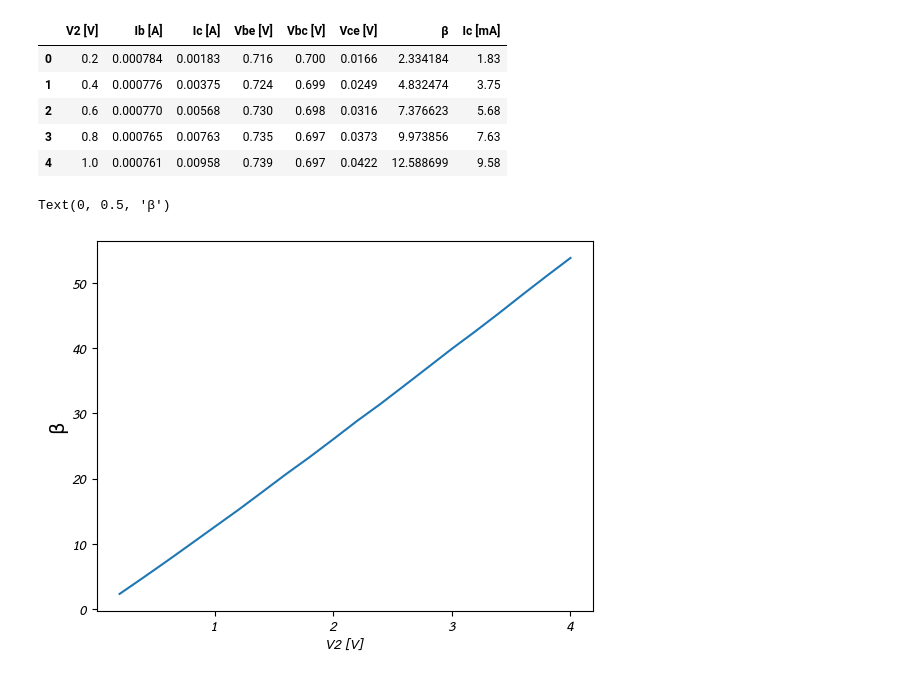
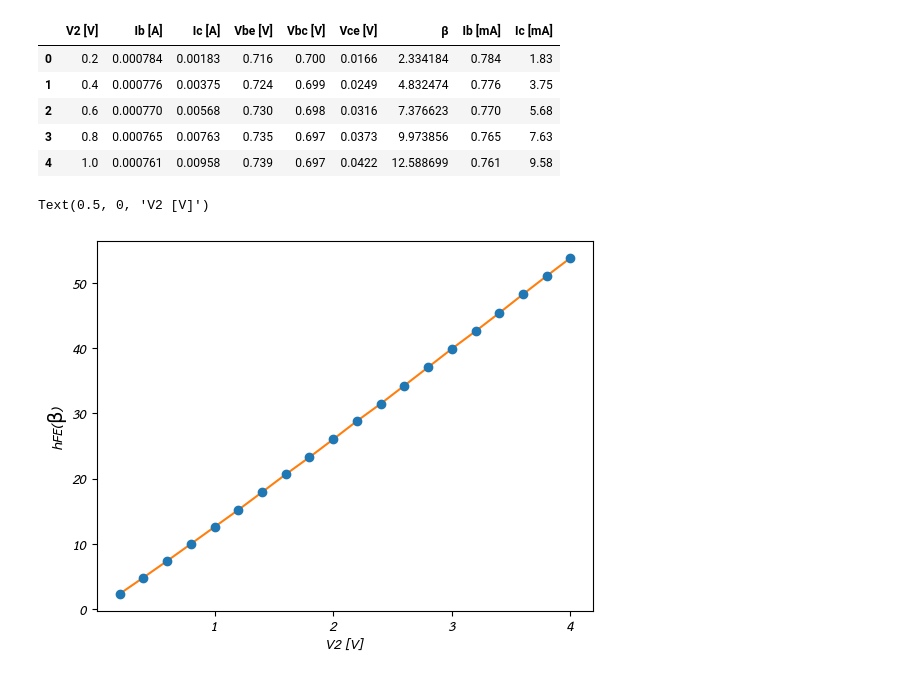
Before and after one commit to winth03/PythonProjects, a Jupyter notebook: CircuitLab/Lab10.ipynb, the cells around one changed output. Cells and saved outputs as stored; diff of their text form; code cells hidden in the pictures.

```diff
--- a/CircuitLab/Lab10.ipynb
+++ b/CircuitLab/Lab10.ipynb
@@ -18,23 +18,23 @@ def convert_unit(Ic):
 
 for row in data.iterrows():
     data.loc[row[0], "β"] = cal_beta(row[1]["Ib [A]"], row[1]["Ic [A]"])
+    data.loc[row[0], "Ib [mA]"] = convert_unit(row[1]["Ib [A]"])
     data.loc[row[0], "Ic [mA]"] = convert_unit(row[1]["Ic [A]"])
 
 data.head()
 # %% [output]
-|  | V2 [V] | Ib [A] | Ic [A] | Vbe [V] | Vbc [V] | Vce [V] | β | Ic [mA] |
-| 0 | 0.2 | 0.000784 | 0.00183 | 0.716 | 0.700 | 0.0166 | 2.334184 | 1.83 |
-| 1 | 0.4 | 0.000776 | 0.00375 | 0.724 | 0.699 | 0.0249 | 4.832474 | 3.75 |
-| 2 | 0.6 | 0.000770 | 0.00568 | 0.730 | 0.698 | 0.0316 | 7.376623 | 5.68 |
-| 3 | 0.8 | 0.000765 | 0.00763 | 0.735 | 0.697 | 0.0373 | 9.973856 | 7.63 |
-| 4 | 1.0 | 0.000761 | 0.00958 | 0.739 | 0.697 | 0.0422 | 12.588699 | 9.58 |
+|  | V2 [V] | Ib [A] | Ic [A] | Vbe [V] | Vbc [V] | Vce [V] | β | Ib [mA] | Ic [mA] |
+| 0 | 0.2 | 0.000784 | 0.00183 | 0.716 | 0.700 | 0.0166 | 2.334184 | 0.784 | 1.83 |
+| 1 | 0.4 | 0.000776 | 0.00375 | 0.724 | 0.699 | 0.0249 | 4.832474 | 0.776 | 3.75 |
+| 2 | 0.6 | 0.000770 | 0.00568 | 0.730 | 0.698 | 0.0316 | 7.376623 | 0.770 | 5.68 |
+| 3 | 0.8 | 0.000765 | 0.00763 | 0.735 | 0.697 | 0.0373 | 9.973856 | 0.765 | 7.63 |
+| 4 | 1.0 | 0.000761 | 0.00958 | 0.739 | 0.697 | 0.0422 | 12.588699 | 0.761 | 9.58 |
 # %%
-x = data["Vce [V]"]
-y = data["Ic [mA]"]
-plt.plot(x, y)
-plt.xlabel("Vce [V]")
-plt.ylabel("Ic [mA]")
-plt.title("Transfer Characteristic")
+x = data["V2 [V]"]
+y = data["β"]
+plt.plot(x, y, marker="o", markerfacecolor="#1f77b4", markeredgecolor="#1f77b4", color="#ff7f0e")
+plt.ylabel("hFE(β)")
+plt.xlabel("V2 [V]")
 # %% [output]
-Text(0, 0.5, 'β')
+Text(0.5, 0, 'V2 [V]')
-[figure, old version]
+[figure, new version]
```
Also changed, not shown: parts of 3 cells of this notebook, 3 other files.
